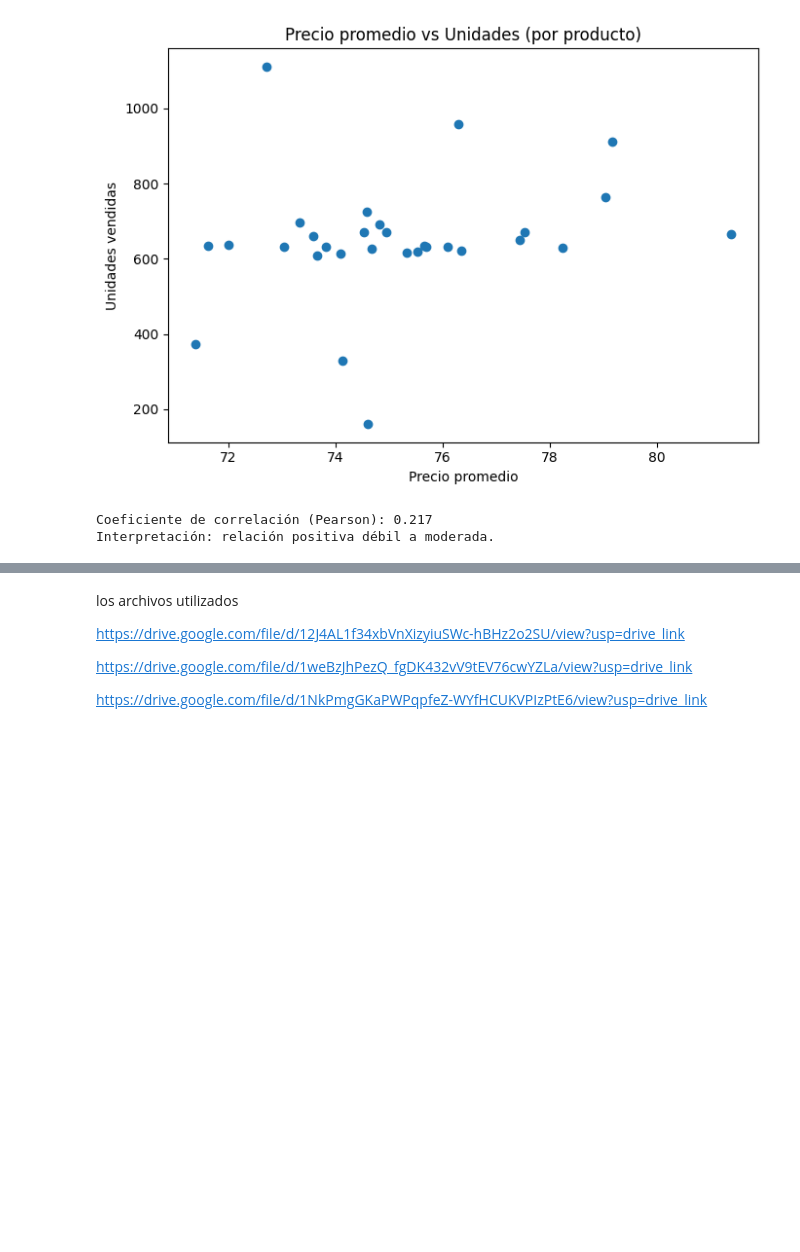
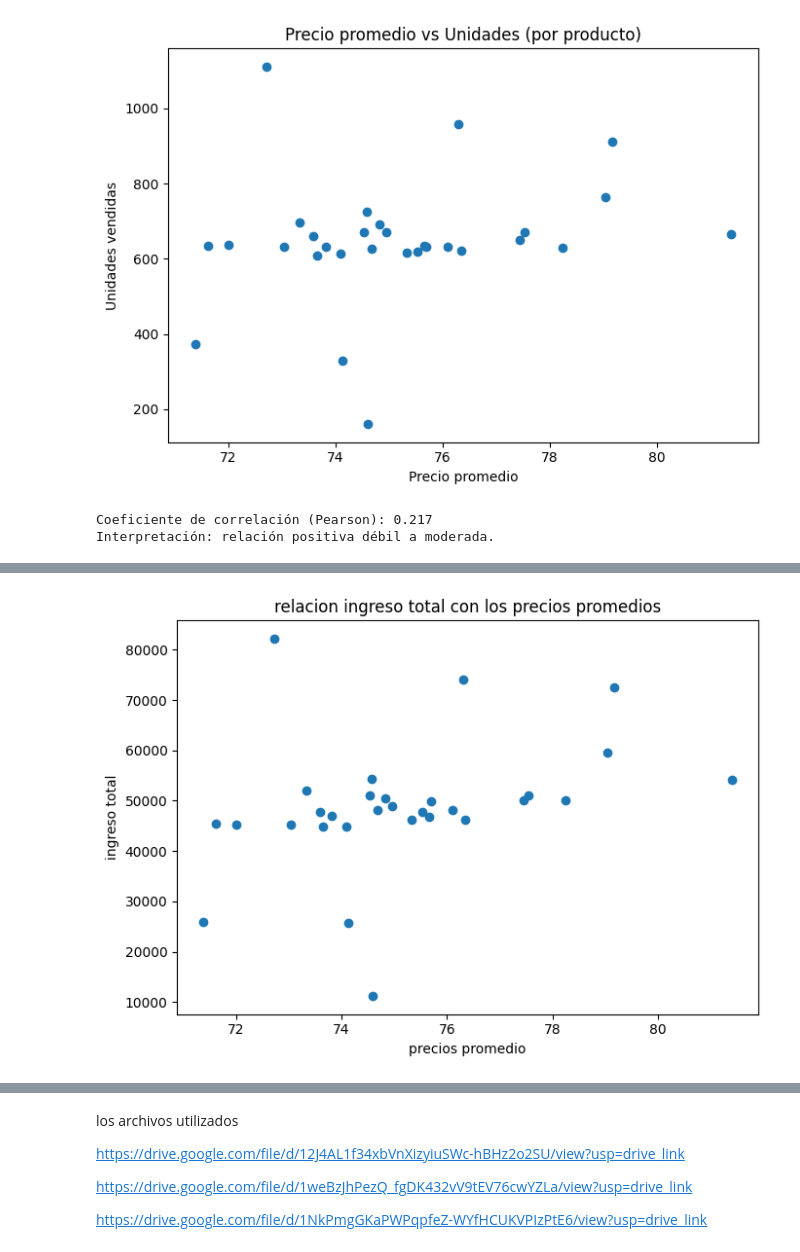
Before and after one commit to dataccounting/Sanvido-Gonzalo-comision-26252-TPI-data-analytics, a Jupyter notebook: Sanvido_Gonzalo_comision_25262_TPI_data_analytics.ipynb, the cells around one changed output, grey strips where cells are left out. Cells and saved outputs as stored; diff of their text form; code cells hidden in the pictures; blank space fills up the shorter version.

```diff
--- a/Sanvido_Gonzalo_comision_25262_TPI_data_analytics.ipynb
+++ b/Sanvido_Gonzalo_comision_25262_TPI_data_analytics.ipynb
@@ -1476,0 +1506,13 @@ plt.show()
+# %%
+y = df_prod['ingreso_total']  # eje X: precio promedio por producto
+x = df_prod['precio_promedio']         # eje Y: unidades vendidas por producto
+
+plt.figure(figsize=(7, 5))           # tamaño del gráfico
+plt.scatter(x, y)                    # gráfico de puntos
+plt.title('relacion ingreso total con los precios promedios')  # título
+plt.xlabel('precios promedio')        # etiqueta eje X
+plt.ylabel('ingreso total')      # etiqueta eje Y
+plt.tight_layout()                   # ajustar márgenes
+plt.show()
+# %% [output]
+[figure, added]
```
Also changed, not shown: parts of 11 cells of this notebook.
